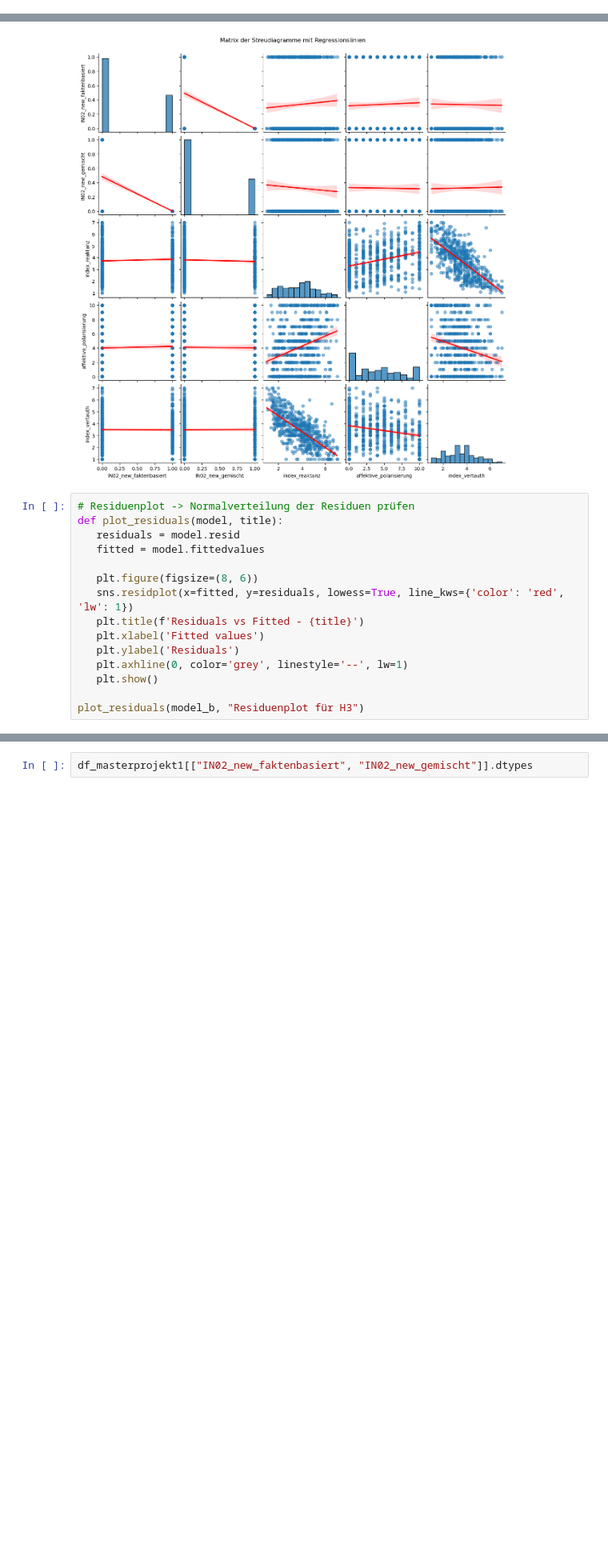
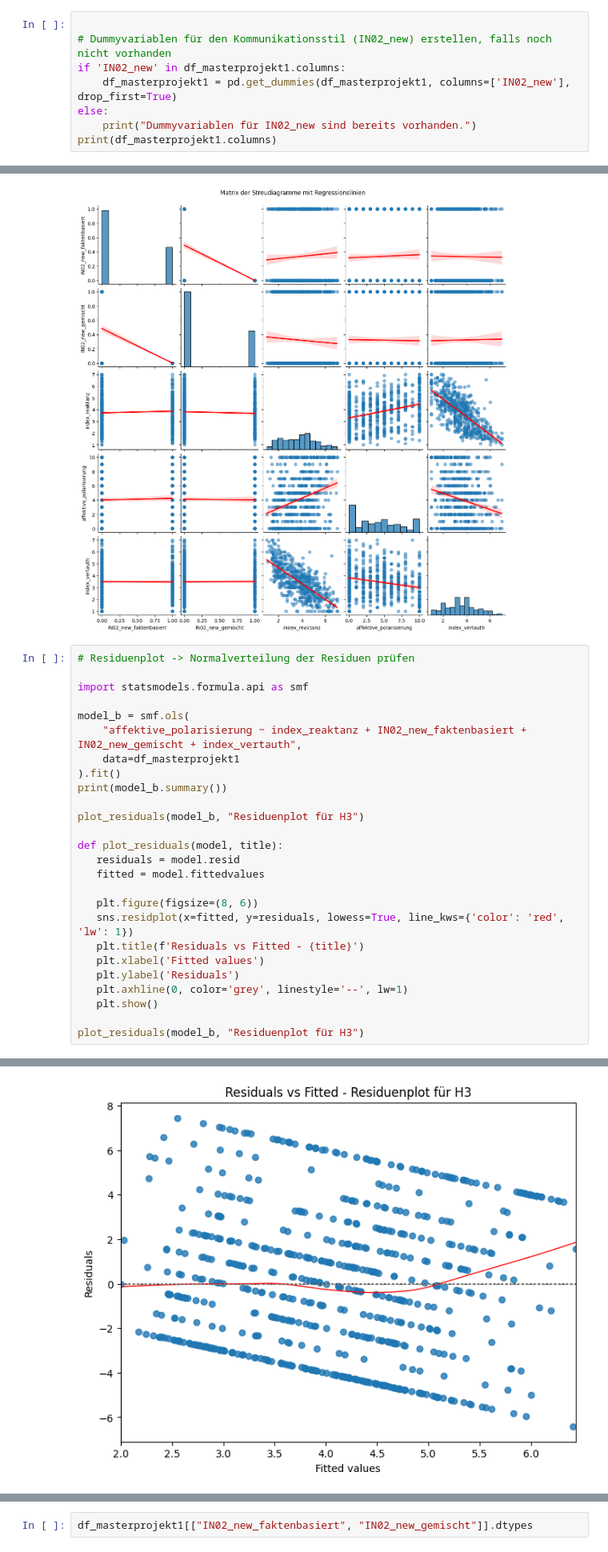
Before and after one commit to lara-polat/KI_Demokratie, a Jupyter notebook: analysis2.ipynb, the cells around one changed output, grey strips where cells are left out. Shown at 80% size. Cells and saved outputs as stored; diff of their text form; blank space fills up the shorter version.

```diff
--- a/analysis2.ipynb
+++ b/analysis2.ipynb
@@ -1362,3 +1400,11 @@ Interpretation: Pro Einheit mehr Vertrauen sinkt/steigt Wahrgenommene Freiheitse
     - Wahrgenommene Freiheitseinschränkung: b = -0.764 -> Je höher das Vertrauen, desto geringer die wahrgenommene Freiheitseinschränkung; beta = -0.594(starker Effekt); R^2 = 0.353 (Vertrauen erklärt 35% der Varianz) -> klarer negativer Zusammenhang (stärker als bei affektiver Reaktanz)
 # %% [markdown]
 ### Hypothese 3
+# %%
+
+# Dummyvariablen für den Kommunikationsstil (IN02_new) erstellen, falls noch nicht vorhanden
+if 'IN02_new' in df_masterprojekt1.columns:
+	df_masterprojekt1 = pd.get_dummies(df_masterprojekt1, columns=['IN02_new'], drop_first=True)
+else:
+	print("Dummyvariablen für IN02_new sind bereits vorhanden.")
+print(df_masterprojekt1.columns)
@@ -1385,6 +1440,17 @@ plt.show()
 [figure]
 # %%
 # Residuenplot -> Normalverteilung der Residuen prüfen
+
+import statsmodels.formula.api as smf
+
+model_b = smf.ols(
+    "affektive_polarisierung ~ index_reaktanz + IN02_new_faktenbasiert + IN02_new_gemischt + index_vertauth",
+    data=df_masterprojekt1
+).fit()
+print(model_b.summary())
+
+plot_residuals(model_b, "Residuenplot für H3")
+
 def plot_residuals(model, title):
    residuals = model.resid
    fitted = model.fittedvalues
@@ -1402,0 +1485 @@ NameError: name 'model_b' is not defined
+[figure, added]
```
Also changed, not shown: parts of 29 cells of this notebook.
